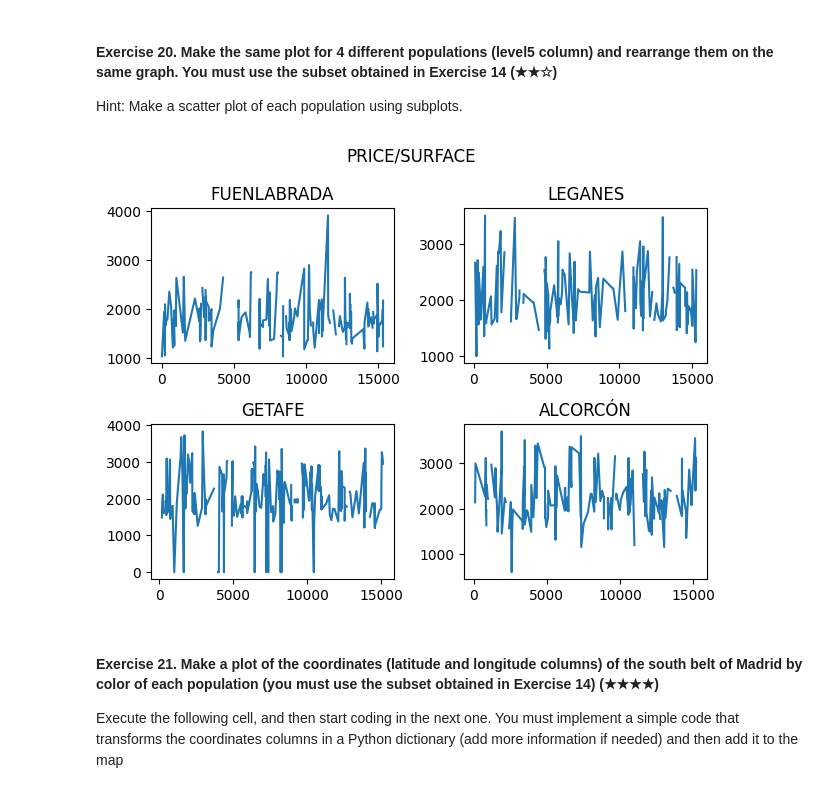
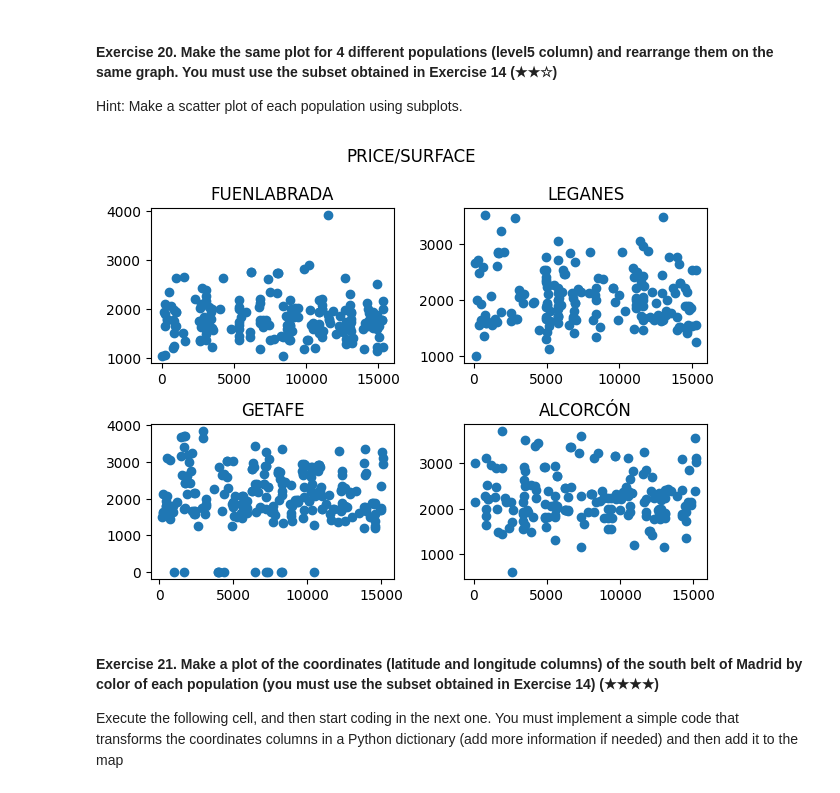
Before and after one commit to 4GeeksAcademy/realestate-datacleanup-exercise_ARA, a Jupyter notebook: project.ipynb, the cells around one changed output. Cells and saved outputs as stored; diff of their text form; code cells hidden in the pictures.

```diff
--- a/project.ipynb
+++ b/project.ipynb
@@ -275,8 +247,6 @@ print(populations.max())
 
 Hint: Filter the original DataFrame using the column `level5` and the function `isin`.
 # %%
-import pandas as pd
-ds = pd.read_csv('assets/real_estate.csv', sep=';')
 south_belt = ["Fuenlabrada", "Leganés", "Getafe", "Alcorcón"]
 print(ds[ds['level5'].isin(south_belt)])
 # %% [output]
@@ -322,30 +290,18 @@ plt.show()
 
 Print both values for each variable.
 # %%
-import matplotlib.pyplot as plt
 import numpy as np
-import pandas as pd
-ds = pd.read_csv('assets/real_estate.csv', sep=';')
 south_belt = ["Fuenlabrada", "Leganés", "Getafe", "Alcorcón"]
 dssouth = ds[ds['level5'].isin(south_belt)]
 print(dssouth["price"].mean())
 print(np.var(dssouth["price"]))
 
-ds = pd.read_csv('assets/real_estate.csv', sep=';')
-south_belt = ["Fuenlabrada", "Leganés", "Getafe", "Alcorcón"]
-dssouth = ds[ds['level5'].isin(south_belt)]
 print(dssouth["rooms"].mean())
 print(np.var(dssouth["rooms"]))
 
-ds = pd.read_csv('assets/real_estate.csv', sep=';')
-south_belt = ["Fuenlabrada", "Leganés", "Getafe", "Alcorcón"]
-dssouth = ds[ds['level5'].isin(south_belt)]
 print(dssouth["surface"].mean())
 print(np.var(dssouth["surface"]))
 
-ds = pd.read_csv('assets/real_estate.csv', sep=';')
-south_belt = ["Fuenlabrada", "Leganés", "Getafe", "Alcorcón"]
-dssouth = ds[ds['level5'].isin(south_belt)]
 print(dssouth["bathrooms"].mean())
 print(np.var(dssouth["bathrooms"]))
 # %% [output]
@@ -362,10 +318,6 @@ print(np.var(dssouth["bathrooms"]))
 
 Print both the address and the price of the selected house of each population. You can print a DataFrame or a single line for each population.
 # %%
-import pandas as pd
-ds = pd.read_csv('assets/real_estate.csv', sep=';')
-south_belt = ["Fuenlabrada", "Leganés", "Getafe", "Alcorcón"]
-dssouth = ds[ds['level5'].isin(south_belt)]
 print(dssouth.loc[dssouth.groupby('level5')["price"].idxmax(), ["address", "price"]])
 # %% [output]
                                      address    price
@@ -380,13 +332,6 @@ For the normalization method, you can use the one you consider; there is not a s
 
 Hint: You can help yourself by reviewing the *multihist* demo of Matplotlib.
 # %%
-import matplotlib.pyplot as plt
-import numpy as np
-import pandas as pd
-ds = pd.read_csv('assets/real_estate.csv', sep=';')
-south_belt = ["Fuenlabrada", "Leganés", "Getafe", "Alcorcón"]
-ds2=ds[ds['level5'].isin(south_belt)]
-print(ds2["price"])
 plt.hist(ds2["price"], bins=30, edgecolor='black')
 plt.xlabel('Precio')
 plt.ylabel('Frecuencia')
@@ -440,47 +369,40 @@ The average price/m2 of Alcorcón is higher than Getafe’s average price/m2.
 
 Hint: Make a scatter plot of each population using subplots.
 # %%
-import matplotlib.pyplot as plt
-import numpy as np
-import pandas as pd
-ds = pd.read_csv('assets/real_estate.csv', sep=';')
-ds['pps'] = ds['price'] / ds['surface']
-south_belt = ["Fuenlabrada", "Leganés", "Getafe", "Alcorcón"]
-dssouth = ds[ds['level5'].isin(south_belt)]
 fuenlabrada= dssouth[dssouth["level5"]=="Fuenlabrada"]
 leganes= dssouth[dssouth["level5"]=="Leganés"]
 getafe= dssouth[dssouth["level5"]=="Getafe"]
 alcorcon = dssouth[dssouth["level5"]=="Alcorcón"]
 
 #plot fuenlabrada
 pps1 = (fuenlabrada['pps'])
 plt.subplot(2, 2, 1)
-plt.plot(pps1)
+plt.scatter(pps1.index, pps1)
 plt.title("FUENLABRADA")
 
 #plot leganes
 pps2 = (leganes['pps'])
 plt.subplot(2, 2, 2)
-plt.plot(pps2)
+plt.scatter(pps2.index, pps2)
 plt.title("LEGANES")
 
 #plot getafe
 pps3 = (getafe['pps'])
 plt.subplot(2, 2, 3)
-plt.plot(pps3)
+plt.scatter(pps3.index, pps3)
 plt.title("GETAFE")
 
 #plot alcorcon
 pps4 = (alcorcon['pps'])
 plt.subplot(2, 2, 4)
-plt.plot(pps4)
+plt.scatter(pps4.index, pps4)
 plt.title("ALCORCÓN")
 
 plt.suptitle("PRICE/SURFACE")
 plt.tight_layout()
 plt.show()
 # %% [output]
-[figure, old version]
+[figure, new version]
 # %% [markdown]
 #### Exercise 21. Make a plot of the coordinates (latitude and longitude columns) of the south belt of Madrid by color of each population (you must use the subset obtained in Exercise 14) (★★★★)
 
```
Also changed, not shown: parts of 19 cells of this notebook.
